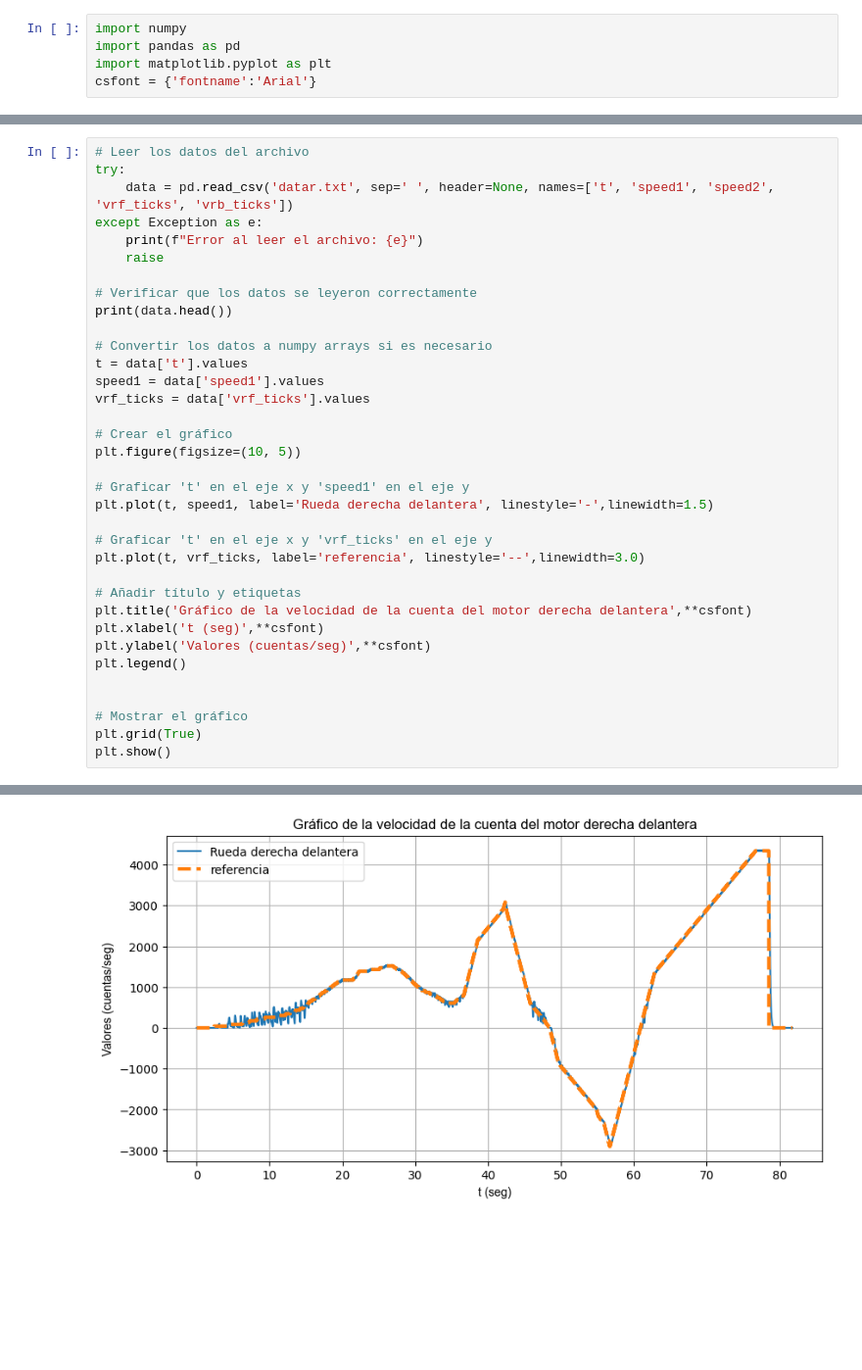
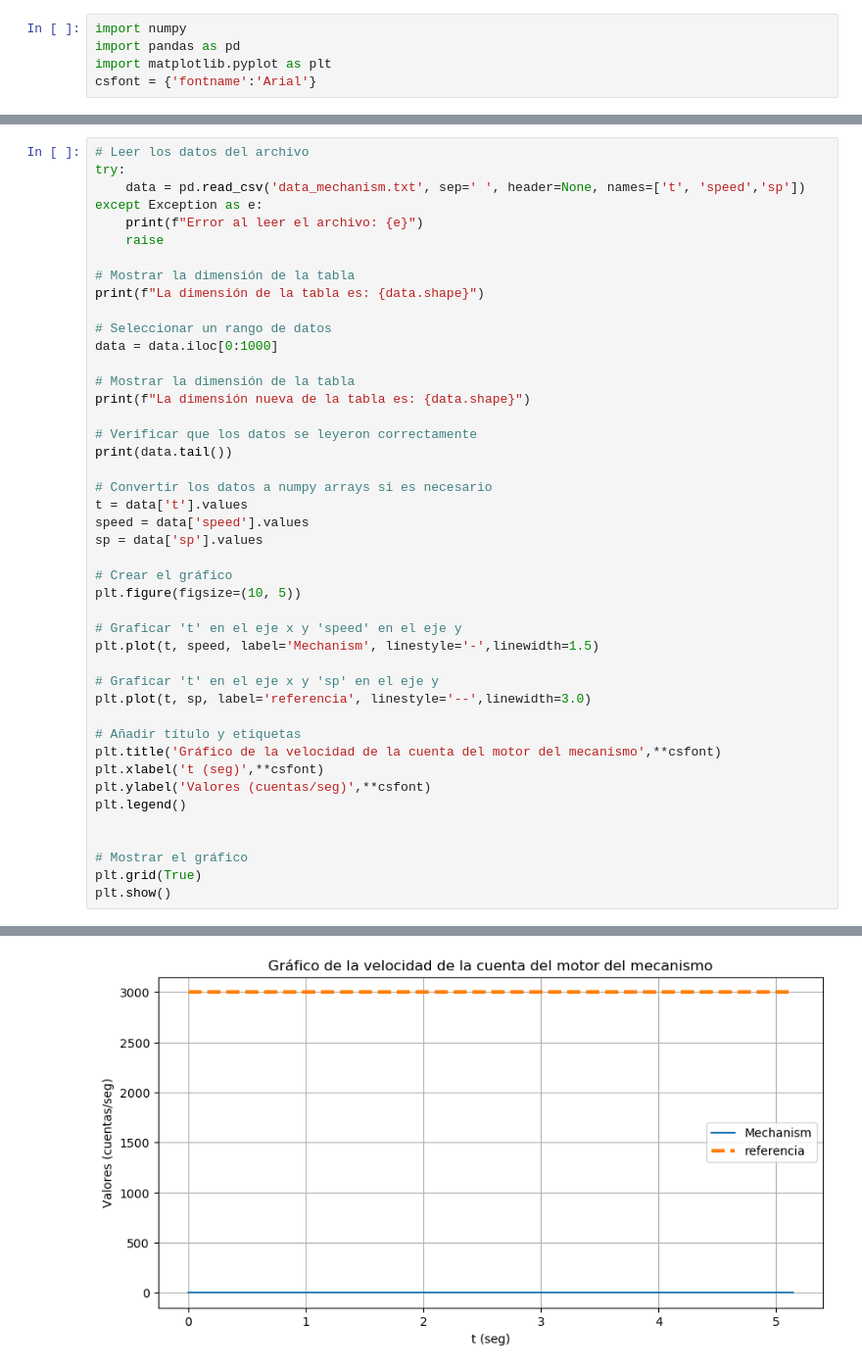
Before and after one commit to markopuch/tesis_v2, a Jupyter notebook: codes/readdata.ipynb, the cells around one changed output, grey strips where cells are left out. Shown at 98% size. Drawn from its saved outputs; the diff is of its cells as text; blank space fills up the shorter version.

```diff
--- a/codes/readdata.ipynb
+++ b/codes/readdata.ipynb
@@ -6,30 +183,39 @@ csfont = {'fontname':'Arial'}
 # %%
 # Leer los datos del archivo
 try:
-    data = pd.read_csv('datar.txt', sep=' ', header=None, names=['t', 'speed1', 'speed2', 'vrf_ticks', 'vrb_ticks'])
+    data = pd.read_csv('data_mechanism.txt', sep=' ', header=None, names=['t', 'speed','sp'])
 except Exception as e:
     print(f"Error al leer el archivo: {e}")
     raise
 
+# Mostrar la dimensión de la tabla
+print(f"La dimensión de la tabla es: {data.shape}")
+
+# Seleccionar un rango de datos
+data = data.iloc[0:1000]
+
+# Mostrar la dimensión de la tabla
+print(f"La dimensión nueva de la tabla es: {data.shape}")
+
 # Verificar que los datos se leyeron correctamente
-print(data.head())
+print(data.tail())
 
 # Convertir los datos a numpy arrays si es necesario
 t = data['t'].values
-speed1 = data['speed1'].values
-vrf_ticks = data['vrf_ticks'].values
+speed = data['speed'].values
+sp = data['sp'].values
 
 # Crear el gráfico
 plt.figure(figsize=(10, 5))
 
-# Graficar 't' en el eje x y 'speed1' en el eje y
-plt.plot(t, speed1, label='Rueda derecha delantera', linestyle='-',linewidth=1.5)
+# Graficar 't' en el eje x y 'speed' en el eje y
+plt.plot(t, speed, label='Mechanism', linestyle='-',linewidth=1.5)
 
-# Graficar 't' en el eje x y 'vrf_ticks' en el eje y
-plt.plot(t, vrf_ticks, label='referencia', linestyle='--',linewidth=3.0)
+# Graficar 't' en el eje x y 'sp' en el eje y
+plt.plot(t, sp, label='referencia', linestyle='--',linewidth=3.0)
 
 # Añadir título y etiquetas
-plt.title('Gráfico de la velocidad de la cuenta del motor derecha delantera',**csfont)
+plt.title('Gráfico de la velocidad de la cuenta del motor del mecanismo',**csfont)
 plt.xlabel('t (seg)',**csfont)
 plt.ylabel('Valores (cuentas/seg)',**csfont)
 plt.legend()
@@ -48,2 +236,2 @@ plt.show()
-[figure, old version]
+[figure, new version]
 # %%
```
Also changed, not shown: parts of 13 cells of this notebook.
